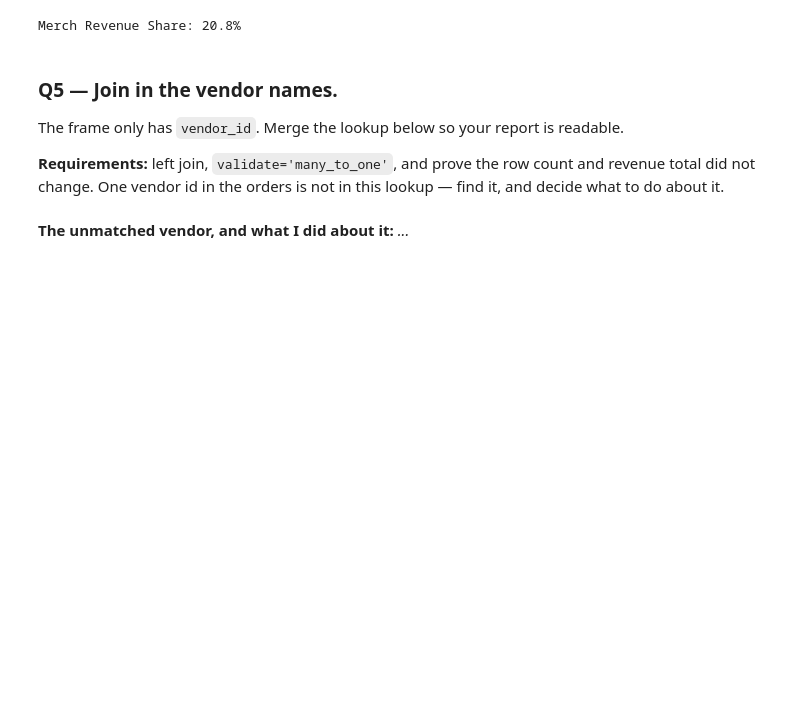
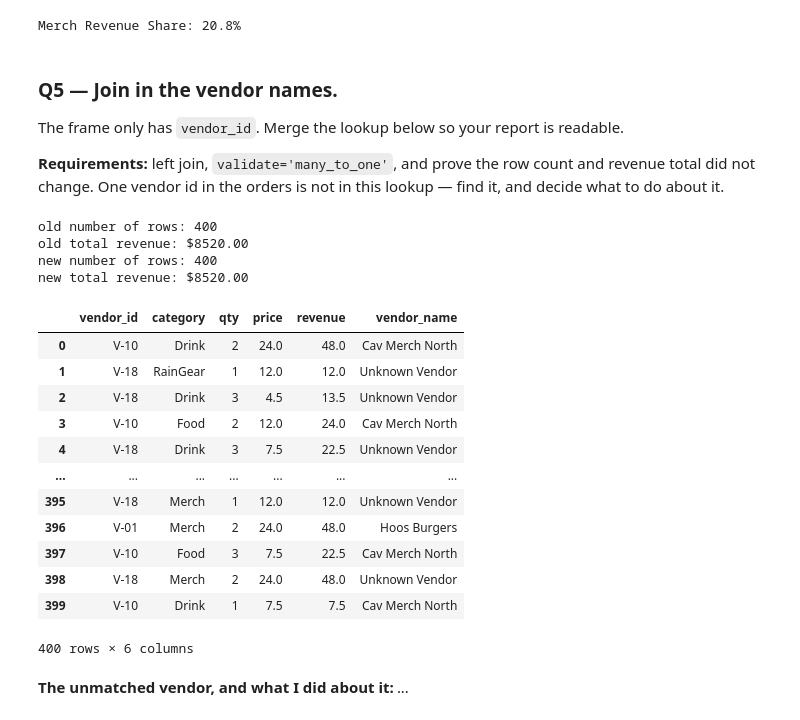
Before and after one commit to simichakravarty16/ds2002-fa26, a Jupyter notebook: notebooks/03-pandas-cleaning/2026-09-18 — Pandas Challenge — Lab.ipynb, the cells around one changed output. Drawn from its saved outputs; the diff is of its cells as text; code cells hidden in the pictures; blank space fills up the shorter version.

Commit message:
Joined vendor_names to df and filled unknown vendor names with 'Unknown Vendor'

```diff
--- a/notebooks/03-pandas-cleaning/2026-09-18 — Pandas Challenge — Lab.ipynb
+++ b/notebooks/03-pandas-cleaning/2026-09-18 — Pandas Challenge — Lab.ipynb
@@ -92,10 +92,40 @@ The frame only has `vendor_id`. Merge the lookup below so your report is readabl
 # %%
 vendor_names = pd.DataFrame({
     'vendor_id': ['V-01', 'V-05', 'V-10'],
     'vendor_name': ['Hoos Burgers', 'Rotunda Tacos', 'Cav Merch North'],
 })
 
-# TODO: merge, validate, and report the unmatched vendor
+joined = df.merge(vendor_names, how = 'left', on = 'vendor_id', validate = 'many_to_one')
+
+# Proof that the row count and total revenue didn't change
+print(f'old number of rows: {len(df)}')
+print(f'old total revenue: ${df["revenue"].sum():.2f}')
+print(f'new number of rows: {len(joined)}')
+print(f'new total revenue: ${joined["revenue"].sum():.2f}')
+
+# V-18 does not have a vendor name listed
+# I will label the name as 'Unknown Vendor'
+
+joined['vendor_name'] = joined['vendor_name'].fillna('Unknown Vendor')
+joined
+# %% [output]
+old number of rows: 400
+old total revenue: $8520.00
+new number of rows: 400
+new total revenue: $8520.00
+|  | vendor_id | category | qty | price | revenue | vendor_name |
+| 0 | V-10 | Drink | 2 | 24.0 | 48.0 | Cav Merch North |
+| 1 | V-18 | RainGear | 1 | 12.0 | 12.0 | Unknown Vendor |
+| 2 | V-18 | Drink | 3 | 4.5 | 13.5 | Unknown Vendor |
+| 3 | V-10 | Food | 2 | 12.0 | 24.0 | Cav Merch North |
+| 4 | V-18 | Drink | 3 | 7.5 | 22.5 | Unknown Vendor |
+| ... | ... | ... | ... | ... | ... | ... |
+| 395 | V-18 | Merch | 1 | 12.0 | 12.0 | Unknown Vendor |
+| 396 | V-01 | Merch | 2 | 24.0 | 48.0 | Hoos Burgers |
+| 397 | V-10 | Food | 3 | 7.5 | 22.5 | Cav Merch North |
+| 398 | V-18 | Merch | 2 | 24.0 | 48.0 | Unknown Vendor |
+| 399 | V-10 | Drink | 1 | 7.5 | 7.5 | Cav Merch North |
+400 rows × 6 columns
 # %% [markdown]
 **The unmatched vendor, and what I did about it:** _..._
 # %% [markdown]
```
